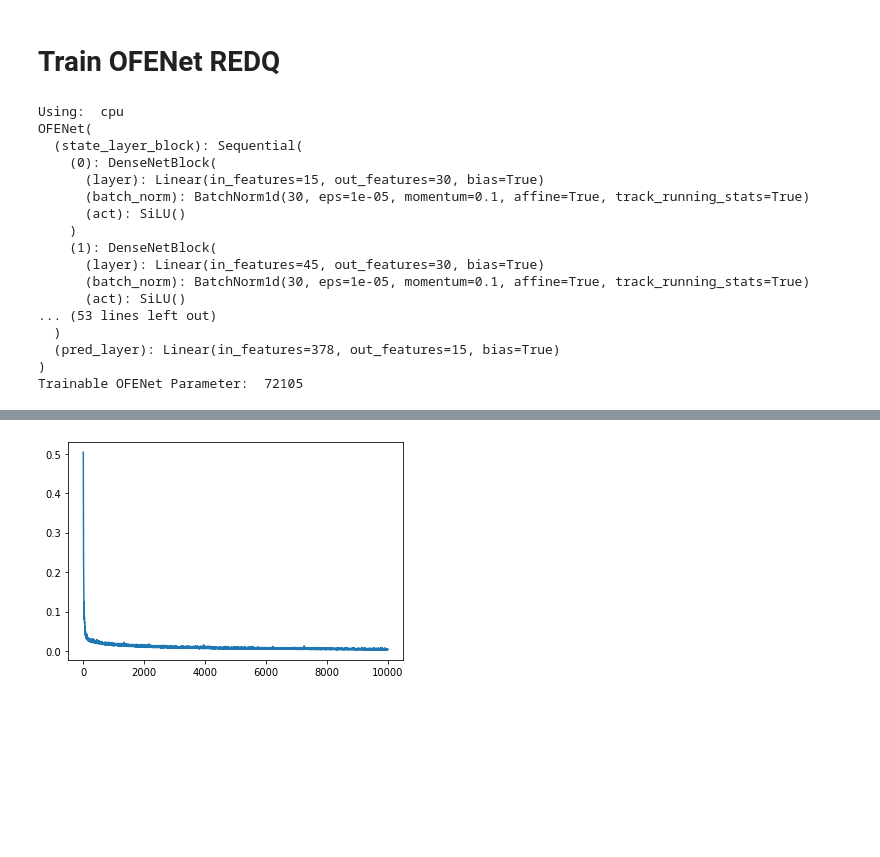
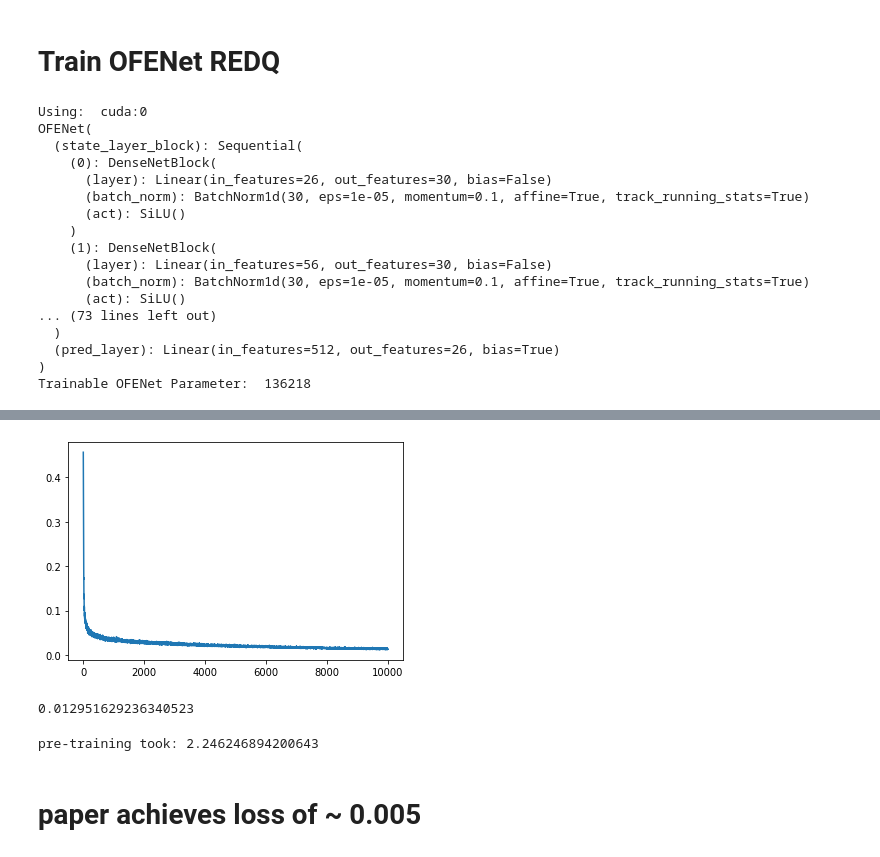
Before and after one commit to BY571/OFENet, a Jupyter notebook: OFENet-REDQ-notebook.ipynb, the cells around one changed output, grey strips where cells are left out. Cells and saved outputs as stored; diff of their text form; code cells hidden in the pictures; blank space fills up the shorter version.

```diff
--- a/OFENet-REDQ-notebook.ipynb
+++ b/OFENet-REDQ-notebook.ipynb
@@ -270,22 +276,19 @@ def fill_buffer(samples=1000):
 
 def pretrain_ofenet(agent, epochs):
     losses = []
+
     for ep in range(epochs):
         states, actions, rewards, next_states, dones = agent.memory.sample()
-
         # ---------------------------- update OFENet ---------------------------- #
         pred = agent.ofenet.forward(states, actions)
         ofenet_loss = (pred - next_states).pow(2).mean()
-
         agent.ofenet_optim.zero_grad()
         ofenet_loss.backward()
         agent.ofenet_optim.step()
-        print("\rEpoch: {} | Loss: {:.4f}".format(ep, ofenet_loss), end="", flush=True)
-        if ep % 1000 == 0:
-            print("\rEpoch: {} | Loss: {:.4f}".format(ep, ofenet_loss))
         losses.append(ofenet_loss.item())
     plt.plot(losses)
     plt.show()
+    print(losses[-1])
     return agent
 # %% [markdown]
 # Train SAC
@@ -295,7 +298,7 @@ def pretrain_ofenet(agent, epochs):
 class REDQ_Agent():
     """Interacts with and learns from the environment."""
 
-    def __init__(self, state_size, action_size, random_seed, action_prior="uniform", N=2, M=2, G=1):
+    def __init__(self, state_size, action_size, random_seed, device, action_prior="uniform", N=2, M=2, G=1):
         """Initialize an Agent object.
 
         Params
@@ -307,7 +310,7 @@ class REDQ_Agent():
         self.state_size = state_size
         self.action_size = action_size
         self.seed = random.seed(random_seed)
-        self.hidden_size = 401
+        self.hidden_size = 256
 
         self.target_entropy = -action_size  # -dim(A)
         self.log_alpha = torch.tensor([0.0], requires_grad=True)
@@ -324,6 +327,7 @@ class REDQ_Agent():
 
         ofenet_size = 30
         self.ofenet = OFENet(state_size, action_size, num_layer=8, hidden_size=ofenet_size).to(device)
+        # TODO: CHECK ADAM PARAMS WITH TF AND PAPER
         self.ofenet_optim = optim.Adam(self.ofenet.parameters(), lr=3e-4)
         print(self.ofenet)
 
@@ -362,7 +366,6 @@ class REDQ_Agent():
         actor_loss, critic1_loss, ofenet_loss = 0, 0, 0
         for update in range(self.G):
             if len(self.memory) > batch_size:
-
                 ofenet_loss = self.ofenet.train_ofenet(self.memory.sample(), self.ofenet_optim)
                 experiences = self.memory.sample()
                 actor_loss, critic1_loss = self.learn(update, experiences, gamma)
@@ -371,14 +374,24 @@ class REDQ_Agent():
     def act(self, state):
         """Returns actions for given state as per current policy."""
         state = torch.from_numpy(state).float().to(device)
-        state = self.ofenet.get_state_features(state)
-        action, _, _ = self.actor_local.sample(state)
+        self.actor_local.eval()
+        self.ofenet.eval()
+        with torch.no_grad():
+            state = self.ofenet.get_state_features(state)
+            action, _, _ = self.actor_local.sample(state)
+        self.actor_local.train()
+        self.ofenet.train()
         return action.detach().cpu()[0]
 
-    def eval(self, state):
+    def eval_(self, state):
         state = torch.from_numpy(state).float().to(device)
-        state = self.ofenet.get_state_features(state)
-        _, _ , action = self.actor_local.sample(state)
+        self.actor_local.eval()
+        self.ofenet.eval()
+        with torch.no_grad():
+            state = self.ofenet.get_state_features(state)
+            _, _ , action = self.actor_local.sample(state)
+        self.actor_local.train()
+        self.ofenet.train()
         return action.detach().cpu()[0]
 
     def learn(self, step, experiences, gamma):
@@ -414,7 +427,7 @@ class REDQ_Agent():
             # take the min of both critics for updating
             Q_target_next = torch.min(Q_target1_next, Q_target2_next) - self.alpha.to(device) * next_log_prob
 
-        Q_targets = rewards.cpu() + (gamma * (1 - dones.cpu()) * Q_target_next.cpu())
+        Q_targets = 5.0*rewards.cpu() + (gamma * (1 - dones.cpu()) * Q_target_next.cpu())
 
         # Compute critic losses and update critics
         state_action_features = self.ofenet.get_state_action_features(states, actions)
@@ -440,7 +453,7 @@ class REDQ_Agent():
             Q2 = self.critics[idx[0]](state_action_features).cpu()
             Q = torch.min(Q1,Q2)
 
-            actor_loss = (self.alpha * log_prob.cpu() - Q ).mean()
+            actor_loss = (self.alpha * log_prob.cpu() - Q).mean()
             # Optimize the actor loss
             self.actor_optimizer.zero_grad()
             actor_loss.backward()
@@ -509,8 +522,8 @@ class ReplayBuffer:
 # %%
 
 env_name = "HalfCheetahBulletEnv-v0" #"HalfCheetahPyBulletEnv-v0"#"Pendulum-v0"
-ep = 300
-seed = 2
+max_steps = 1_000_000
+seed = 1
 #Hyperparameter
 lr = 3e-4
 buffer_size = int(1e6)
@@ -537,31 +550,35 @@ action_size = env.action_space.shape[0]
 agent = REDQ_Agent(state_size=state_size,
               action_size=action_size,
               random_seed=seed,
+              device=device,
               action_prior="uniform", N=N, M=M, G=G)
 
 def count_parameters(model):
     return sum(p.numel() for p in model.parameters() if p.requires_grad)
 print("Trainable OFENet Parameter: ", count_parameters(agent.ofenet))
 # %% [output]
-Using:  cpu
+Using:  cuda:0
 OFENet(
   (state_layer_block): Sequential(
     (0): DenseNetBlock(
-      (layer): Linear(in_features=15, out_features=30, bias=True)
+      (layer): Linear(in_features=26, out_features=30, bias=False)
       (batch_norm): BatchNorm1d(30, eps=1e-05, momentum=0.1, affine=True, track_running_stats=True)
       (act): SiLU()
     )
     (1): DenseNetBlock(
-      (layer): Linear(in_features=45, out_features=30, bias=True)
+      (layer): Linear(in_features=56, out_features=30, bias=False)
       (batch_norm): BatchNorm1d(30, eps=1e-05, momentum=0.1, affine=True, track_running_stats=True)
       (act): SiLU()
-... (53 lines left out)
+... (73 lines left out)
   )
-  (pred_layer): Linear(in_features=378, out_features=15, bias=True)
+  (pred_layer): Linear(in_features=512, out_features=26, bias=True)
 )
-Trainable OFENet Parameter:  72105
+Trainable OFENet Parameter:  136218
 # %%
+import time
 fill_buffer(samples=random_collect)
+start_time = time.time()
 agent = pretrain_ofenet(agent, epochs=random_collect)
+end_time = time.time()
 # %% [output]
 Adding random samples to buffer done! Buffer size:  10000
@@ -579,4 +585,11 @@ Epoch: 9999 | Loss: 0.0035
-[figure, old version]
+[figure, new version]
+0.012951629236340523
+# %%
+print("pre-training took: {}".format((end_time-start_time)/60))
+# %% [output]
+pre-training took: 2.246246894200643
+# %% [markdown]
+# paper achieves loss of ~ 0.005
 # %%
 torch.save(agent.ofenet.state_dict(), "ofenet_params_hopper.pth")
 # %%
```
Also changed, not shown: parts of 18 cells of this notebook.
